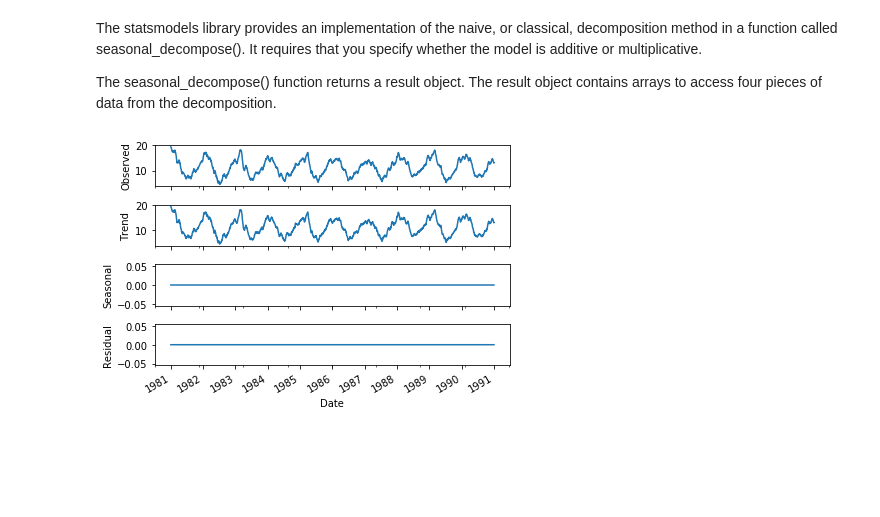
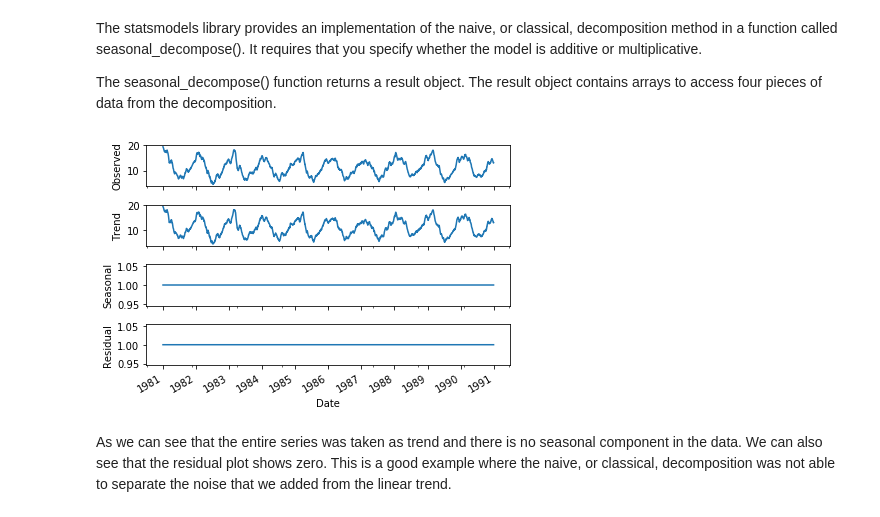
Before and after one commit to Deepshikha05/Time-Series-Analysis, a Jupyter notebook: Time-Series-Analysis-All-Topics-Covered.ipynb, the cells around one changed output. Drawn from its saved outputs; the diff is of its cells as text; code cells hidden in the pictures; blank space fills up the shorter version.

```diff
--- a/Time-Series-Analysis-All-Topics-Covered.ipynb
+++ b/Time-Series-Analysis-All-Topics-Covered.ipynb
@@ -380,30 +380,38 @@ The seasonal_decompose() function returns a result object. The result object con
 # %%
 # Importing Libraries
 import statsmodels.api as sm
 from scipy.signal import savgol_filter
 
 # Importing Dataset
 temp_data = pd.read_csv('daily-minimum-temperatures.csv', header=0)
 
 # Removing None values
 temp_value = pd.Series.to_frame(temp_data['temperatures']).dropna(axis=0, how='all')
 temp_value = temp_value.values
 # Converting it into 1D array
 temp_value = temp_value.ravel()
 # Applying savgol filter
 temp_value = savgol_filter(temp_value, 51, 3, mode='nearest')
 temp_value = pd.Series(temp_value)
 # Updating temperature column in the dataframe
 temp_data['temperature'] = temp_value
 # Defining Freq for Seasonal Decompose
 decompfreq = 1
 decompfreq = int(decompfreq)
 asd = pd.to_datetime(temp_data.Date)
 temp_data.Date = asd
 temp_data.set_index('Date', inplace=True)
 # Seasonal Decompose on the final Dataframe
-res = sm.tsa.seasonal_decompose(temp_data['temperature'].interpolate(), freq=decompfreq, model='additive')
+res = sm.tsa.seasonal_decompose(temp_data['temperature'].interpolate(), freq=decompfreq, model='multiplicative')
 resplot = res.plot()
 plt.show()
+# Printing out all four component values
+# print('Trend', res.trend)
+# print('Seasonal', res.seasonal)
+# print('Residual', res.resid)
+# print('Observed', res.observed)
 # %% [output]
-[figure, old version]
+[figure, new version]
+# %% [markdown]
+As we can see that the entire series was taken as trend and there is no seasonal component in the data.
+We can also see that the residual plot shows zero. This is a good example where the naive, or classical, decomposition was not able to separate the noise that we added from the linear trend.
```
Also changed, not shown: 1 other file.
